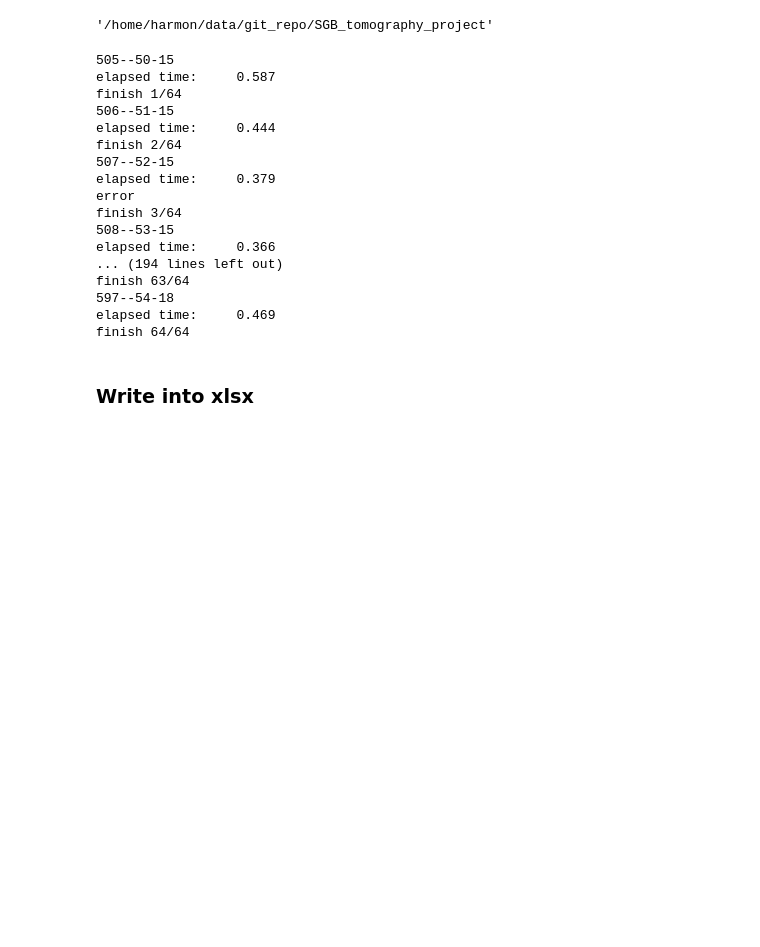
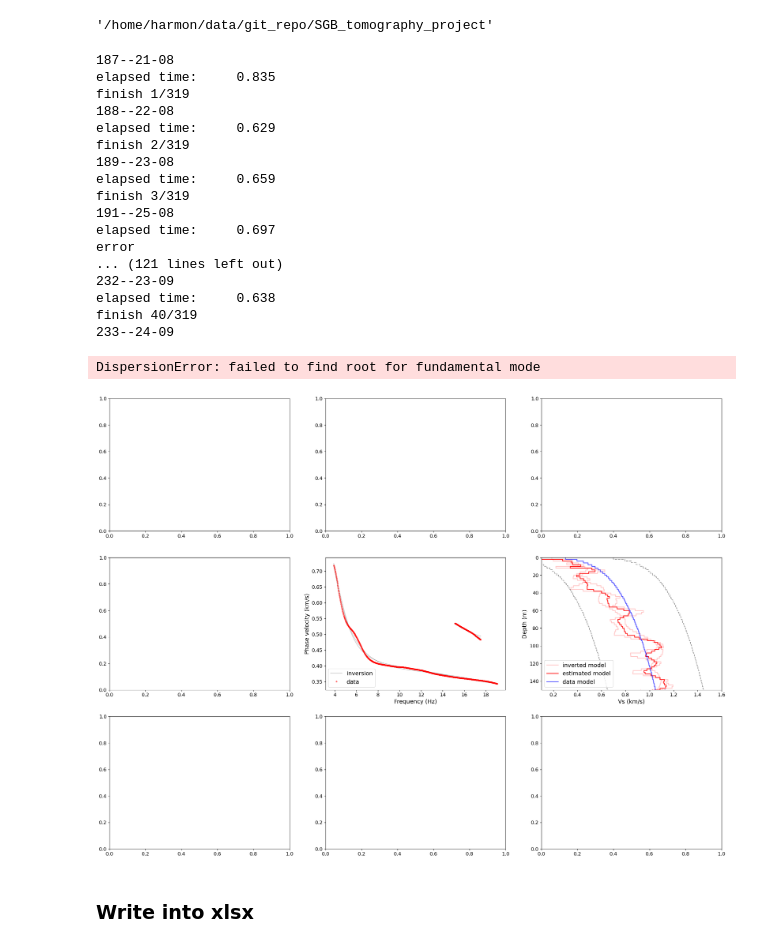
Before and after one commit to harmonsong/SGB_tomography_project, a Jupyter notebook: p_3-1_inversion.ipynb, the cells around one changed output. Saved outputs shown, nothing was run; the diff lists cells and outputs as text; code cells hidden in the pictures; blank space fills up the shorter version.

```diff
--- a/p_3-1_inversion.ipynb
+++ b/p_3-1_inversion.ipynb
@@ -72,7 +72,7 @@ f = info_basic_bi['f']
 c = np.linspace(info_basic['c_min'], info_basic['c_max'], info_basic['c_num'])
 # %%
 key_subworks = info_basic['key_subworks']
-nums = [345]
+nums = [597]
 key_subworks_all = info_basic['key_subworks']
 key_subworks = []
 for num in nums:
@@ -80,6 +80,6 @@ for num in nums:
         if str(num) == key_subwork.split('--')[0]:
             key_subworks.append(key_subwork)
             break
-key_subworks = info_basic['key_subworks'][436:]
+key_subworks = info_basic['key_subworks'][154:]
 key_subworks
 # %% [output]
@@ -206,7 +206,8 @@ for key_subwork in key_subworks:
     ax[1][1] = plot_inversion.plot_disp(config, data_name, all_disp,ax[1][1])
     # s wave velocity inversion
 
-    file_init = 'initial/initial_model_'+str(tag[key_subwork])+'.txt'
+    #file_init = 'initial/initial_model_'+str(tag[key_subwork])+'.txt'
+    file_init = 'initial/initial_model_2.txt'
     ax[1][2],model,fmt = plot_inversion.plot_model(config, data_name, show_init, file_model,file_init,ax[1][2])
     os.chdir(dir_this + '/')
 
@@ -307,49 +308,51 @@ for key_subwork in key_subworks:
     for i in range(len(faults)):
         ax[0][0].plot(faults['clark'+str(i+1)]['lon'], faults['clark'+str(i+1)]['lat'], 'k')
 
 
 
     # plot ncfs and ncfstW
     ds = h5py.File(dir_ds+'ds_'+key_subwork+'.h5', 'r')
     ds_linear = ds['ds_linear'][0]
     ds_remove = ds['ds_remove'][0]
     ds_linear = plotlib.smooth_ds(ds_linear)
     ds_remove = plotlib.smooth_ds(ds_remove)
     title0 = "Linear stack dispersion curve "+str(d_len)+' days'
     ax[0][1] = plotlib.plot_fj(ax[0][1],ds_linear,title0,f,c,0,v_min=v_min,v_max=v_max,c_map=c_map)
     ax[0][1].set_xlim(xlim_f)
 
     title0 = "Remove stack dispersion curve "+str(d_len)+' days'
     ax[0][2] = plotlib.plot_fj(ax[0][2],ds_remove,title0,f,c,0,v_min=v_min,v_max=v_max,c_map=c_map)
     ax[0][2].set_xlim(xlim_f)
 
 
 
     plt.tight_layout()
     #plt.savefig(dir_image+'Sens-kernel_'+key_subwork+'.png',dpi=60)
     plt.savefig(dir_image+'invplot_all_'+key_subwork+'.png',dpi=60)
 
 
     print('finish '+str(flag_num)+'/'+str(len(key_subworks)))
     plt.close()
 # %% [output]
-505--50-15
-elapsed time:     0.587
-finish 1/64
-506--51-15
-elapsed time:     0.444
-finish 2/64
-507--52-15
-elapsed time:     0.379
+187--21-08
+elapsed time:     0.835
+finish 1/319
+188--22-08
+elapsed time:     0.629
+finish 2/319
+189--23-08
+elapsed time:     0.659
+finish 3/319
+191--25-08
+elapsed time:     0.697
 error
-finish 3/64
-508--53-15
-elapsed time:     0.366
-... (194 lines left out)
-finish 63/64
-597--54-18
-elapsed time:     0.469
-finish 64/64
+... (121 lines left out)
+232--23-09
+elapsed time:     0.638
+finish 40/319
+233--24-09
+DispersionError: failed to find root for fundamental mode
+[figure, added]
 # %% [markdown]
 ### Write into xlsx
 # %%
```
Also changed, not shown: parts of 1 cell of this notebook, 5 other files.
